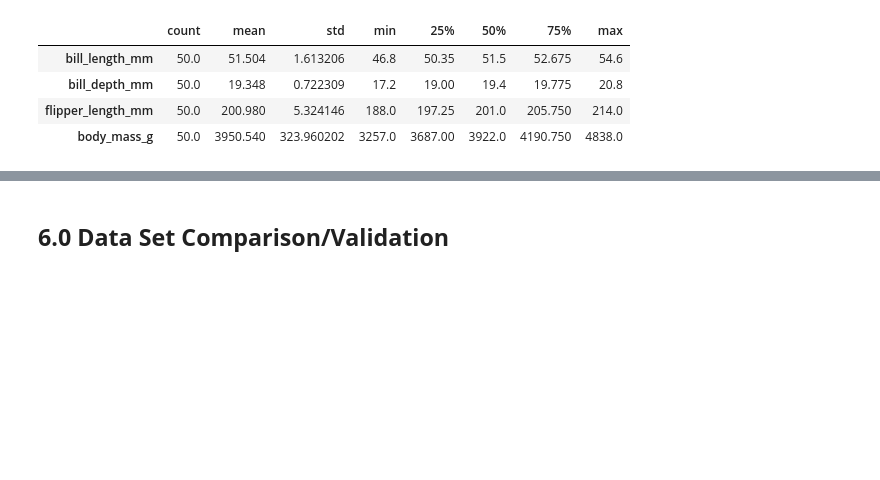
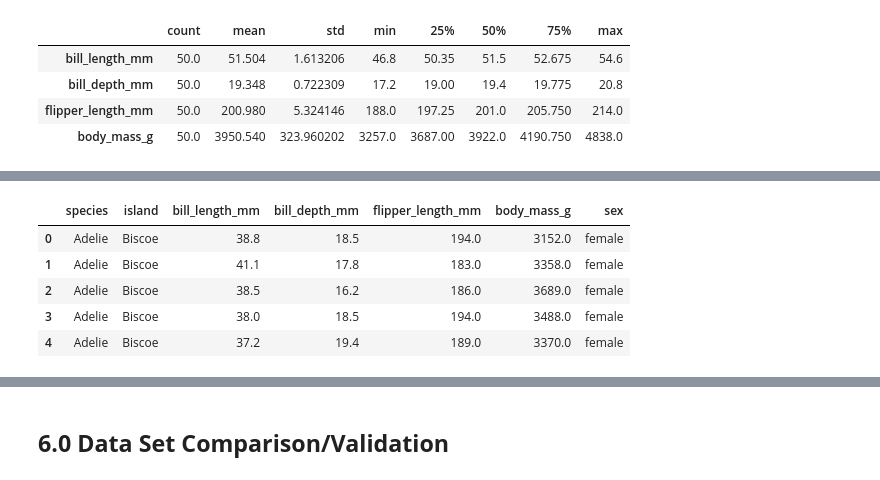
Before and after one commit to ssteffens/programming-data-analysis-project, a Jupyter notebook: project.ipynb, the cells around one changed output, grey strips where cells are left out. Cells and saved outputs as stored; diff of their text form; code cells hidden in the pictures; blank space fills up the shorter version.

Commit message:
Data simulation Adelie

```diff
--- a/project.ipynb
+++ b/project.ipynb
@@ -1190,0 +1206,35 @@ sim_male_chinstrap.describe().transpose()
+# %%
+# Simulation of Bill_length_mm
+sim_female_adelie_biscoe_bill_l = rng.normal(loc = 37.4, scale = 1.8, size = 33)
+
+# Simulation of bill_depth_mm
+sim_female_adelie_biscoe_bill_d = rng.normal(loc = 17.7, scale = 1.1, size = 33)
+
+# Simulation of flipper_length_mm
+sim_female_adelie_biscoe_flipper = rng.normal(loc = 187.2, scale = 6.7, size = 33)
+
+# Simulation of body_mass_g
+sim_female_adelie_biscoe_body = rng.normal(loc = 3369.3, scale = 343.5, size = 33)
+# %%
+# Populate the data frame with simulated data for female Adelie penguins on island Biscoe
+# FLoat point numbers for bill_length_mm and bill_depth_mm are rounded to 1 decimal
+# Float point numbers for flipper_length_mm and body_mass_g are rounded to full numbers to match the original data set
+
+sim_female_adelie_biscoe = pd.DataFrame(data = {
+                                               'species': 'Adelie',
+                                               'island': 'Biscoe',
+                                               'bill_length_mm': np.round(sim_female_adelie_biscoe_bill_l, 1),
+                                               'bill_depth_mm': np.round(sim_female_adelie_biscoe_bill_d, 1),
+                                               'flipper_length_mm': np.round(sim_female_adelie_biscoe_flipper, 0),
+                                               'body_mass_g': np.round(sim_female_adelie_biscoe_body, 0),
+                                               'sex': 'female'
+                                                })
+# %%
+sim_female_adelie_biscoe.head()
+# %% [output]
+|  | species | island | bill_length_mm | bill_depth_mm | flipper_length_mm | body_mass_g | sex |
+| 0 | Adelie | Biscoe | 38.8 | 18.5 | 194.0 | 3152.0 | female |
+| 1 | Adelie | Biscoe | 41.1 | 17.8 | 183.0 | 3358.0 | female |
+| 2 | Adelie | Biscoe | 38.5 | 16.2 | 186.0 | 3689.0 | female |
+| 3 | Adelie | Biscoe | 38.0 | 18.5 | 194.0 | 3488.0 | female |
+| 4 | Adelie | Biscoe | 37.2 | 19.4 | 189.0 | 3370.0 | female |
```
Also changed, not shown: parts of 37 cells of this notebook.
